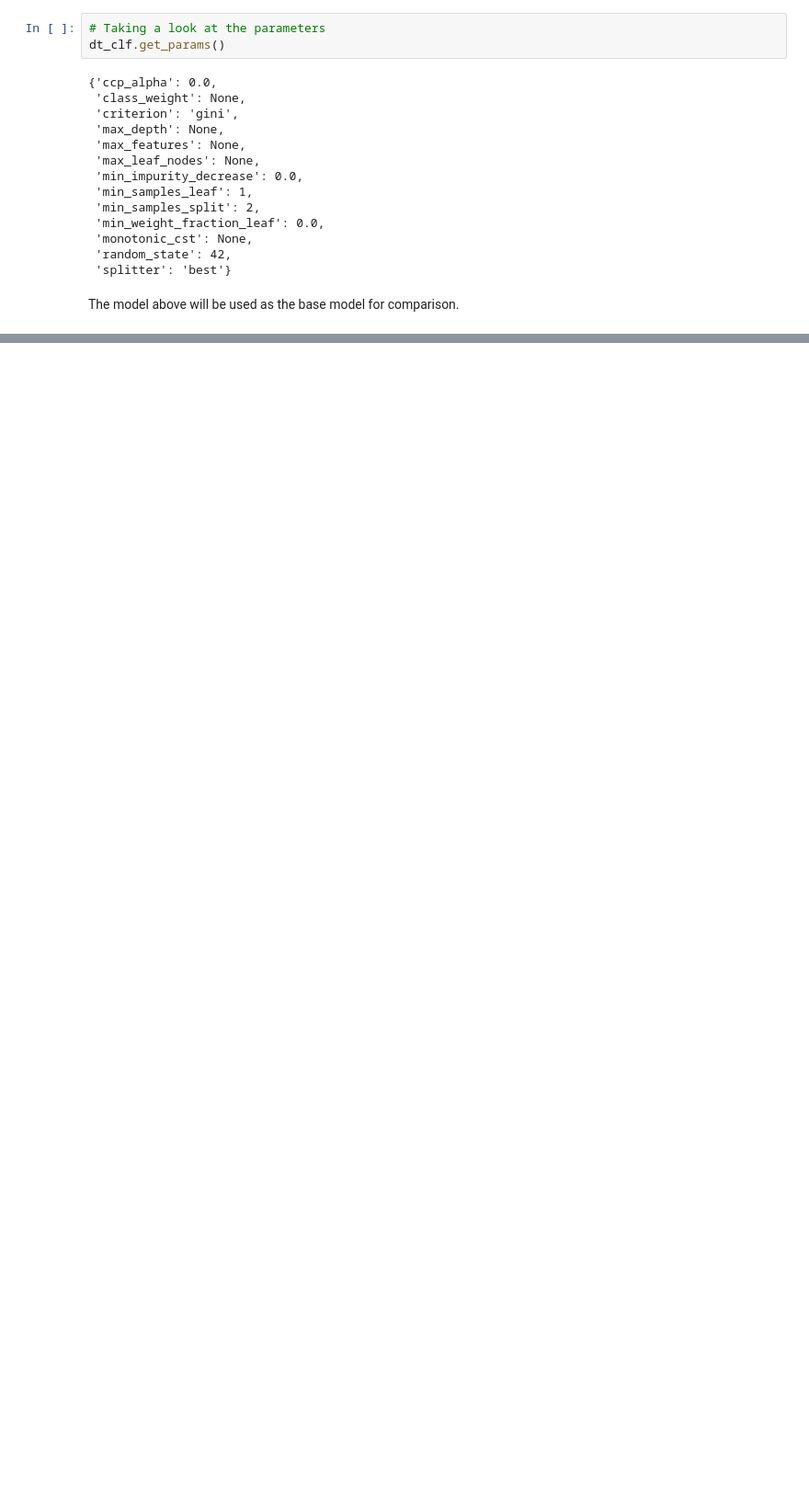
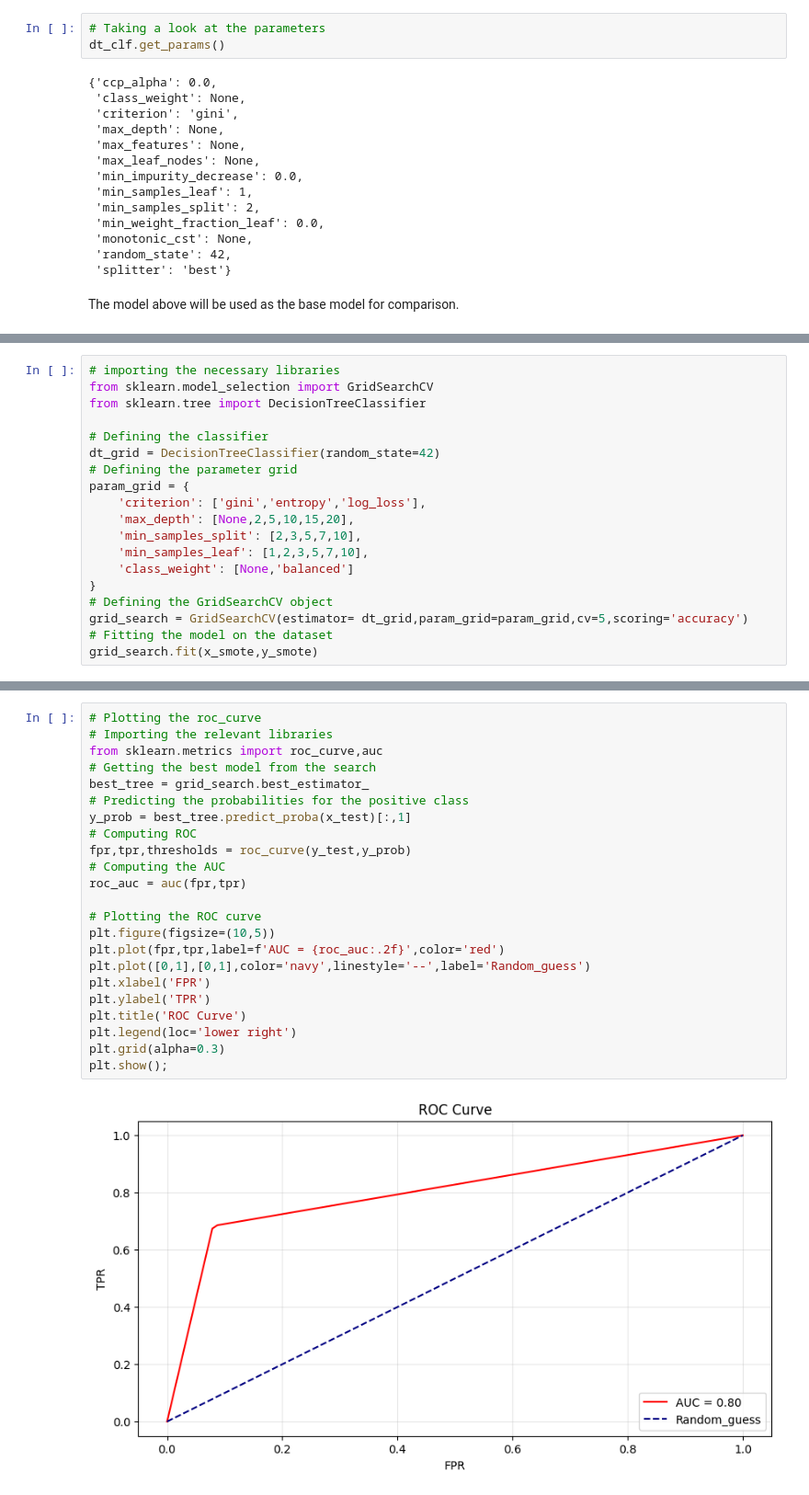
Before and after one commit to WilliamNdoni/loan_approval_prediction_kaggle, a Jupyter notebook: loan_approval_prediction.ipynb, the cells around one changed output, grey strips where cells are left out. Shown at 92% size. Drawn from its saved outputs; the diff is of its cells as text; blank space fills up the shorter version.

Commit message:
Done with modelling and evaluation.

```diff
--- a/loan_approval_prediction.ipynb
+++ b/loan_approval_prediction.ipynb
@@ -708,0 +711,19 @@ Decision tree with different parameters
+# %%
+# importing the necessary libraries
+from sklearn.model_selection import GridSearchCV
+from sklearn.tree import DecisionTreeClassifier
+
+# Defining the classifier
+dt_grid = DecisionTreeClassifier(random_state=42)
+# Defining the parameter grid
+param_grid = {
+    'criterion': ['gini','entropy','log_loss'],
+    'max_depth': [None,2,5,10,15,20],
+    'min_samples_split': [2,3,5,7,10],
+    'min_samples_leaf': [1,2,3,5,7,10],
+    'class_weight': [None,'balanced']
+}
+# Defining the GridSearchCV object
+grid_search = GridSearchCV(estimator= dt_grid,param_grid=param_grid,cv=5,scoring='accuracy')
+# Fitting the model on the dataset
+grid_search.fit(x_smote,y_smote)
@@ -708,0 +758,25 @@ Decision tree with different parameters
+# %%
+# Plotting the roc_curve
+# Importing the relevant libraries
+from sklearn.metrics import roc_curve,auc
+# Getting the best model from the search
+best_tree = grid_search.best_estimator_
+# Predicting the probabilities for the positive class
+y_prob = best_tree.predict_proba(x_test)[:,1]
+# Computing ROC
+fpr,tpr,thresholds = roc_curve(y_test,y_prob)
+# Computing the AUC
+roc_auc = auc(fpr,tpr)
+
+# Plotting the ROC curve
+plt.figure(figsize=(10,5))
+plt.plot(fpr,tpr,label=f'AUC = {roc_auc:.2f}',color='red')
+plt.plot([0,1],[0,1],color='navy',linestyle='--',label='Random_guess')
+plt.xlabel('FPR')
+plt.ylabel('TPR')
+plt.title('ROC Curve')
+plt.legend(loc='lower right')
+plt.grid(alpha=0.3)
+plt.show();
+# %% [output]
+[figure, added]
```
Also changed, not shown: parts of 37 cells of this notebook.
